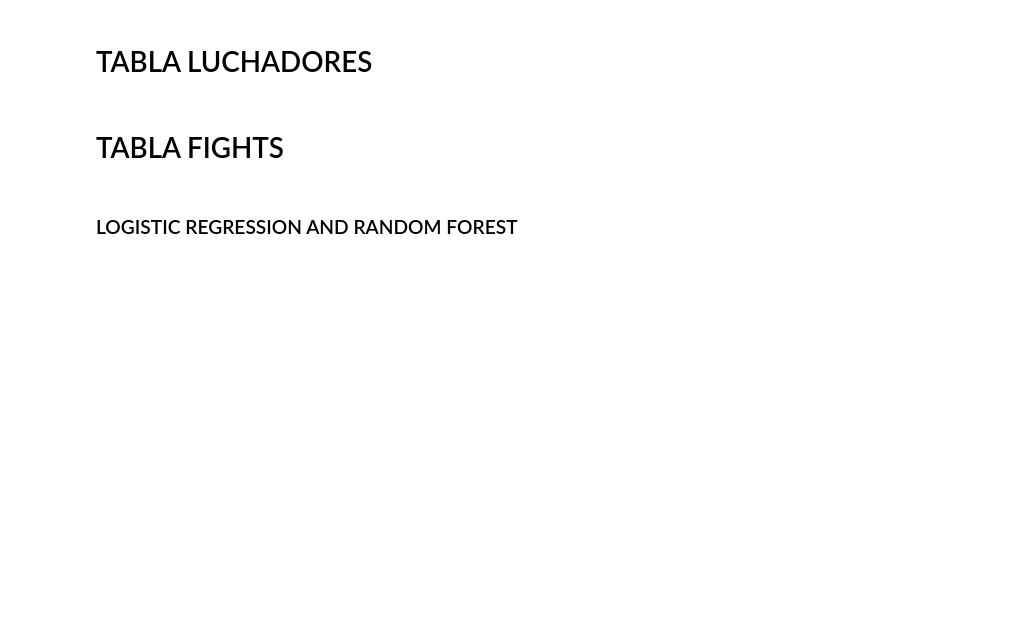
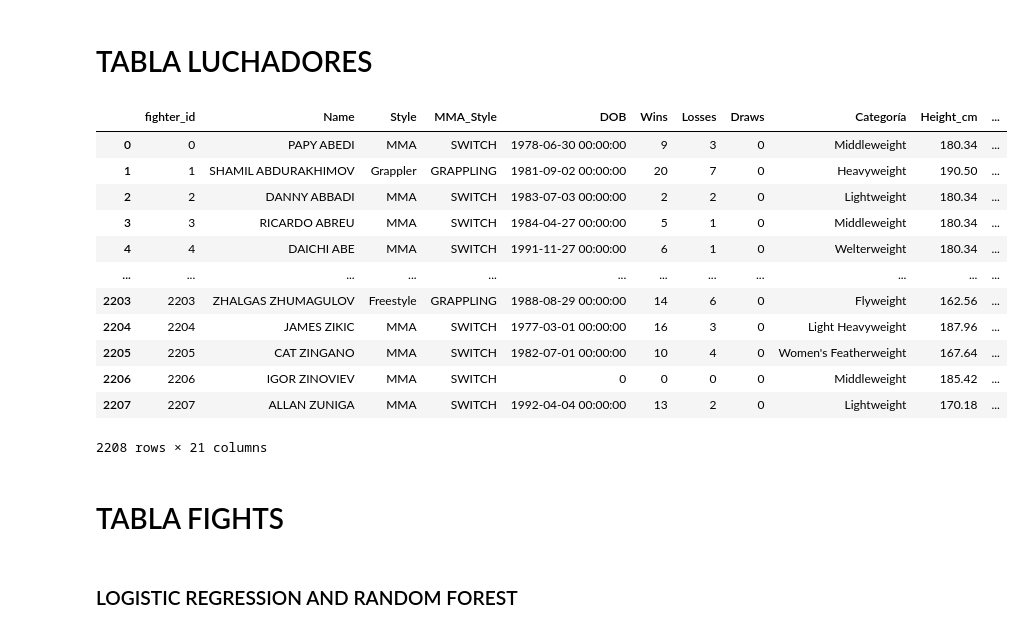
Before and after one commit to trabalong/Savage_Project, a Jupyter notebook: notebooks/Untitled.ipynb, the cells around one changed output. Saved outputs shown, nothing was run; the diff lists cells and outputs as text; code cells hidden in the pictures; blank space fills up the shorter version.

```diff
--- a/notebooks/Untitled.ipynb
+++ b/notebooks/Untitled.ipynb
@@ -37,9 +37,43 @@ data = pd.read_csv(r'..\data\data.csv')
 
 ufc_fighters = pd.read_csv(r'..\data\ufc_fighters_official.csv')
 
+ufc_styles = pd.read_csv(r'..\data\ufc_fighters_styles.csv')
+
 ufc_odds = pd.read_csv('../data/ufc_odds.csv')
 # %% [markdown]
 # TABLA LUCHADORES
+# %%
+# Join entre luchadores recopilados y estilos recopilados
+ufc_styles = ufc_styles.drop_duplicates('Name')
+
+x = ufc_fighters.set_index('Nombres').join(ufc_styles[['Name','Category','Record','Style']].set_index('Name'),
+                                               rsuffix='_dcha', how='left')
+
+x.insert(0, 'Nombres', x.index)
+x.reset_index(drop=True, inplace=True)
+x = x.drop(['Category', 'Record_dcha', 'Unnamed: 0'], axis=1)
+x = x.drop_duplicates('Nombres')
+x.reset_index(drop=True, inplace=True)
+# %%
+set_fighter_upper(fighter)
+
+fighters = clean_fighters(fighter, x)
+
+fighters
+# %% [output]
+|  | fighter_id | Name | Style | MMA_Style | DOB | Wins | Losses | Draws | Categoría | Height_cm | ... |
+| 0 | 0 | PAPY ABEDI | MMA | SWITCH | 1978-06-30 00:00:00 | 9 | 3 | 0 | Middleweight | 180.34 | ... |
+| 1 | 1 | SHAMIL ABDURAKHIMOV | Grappler | GRAPPLING | 1981-09-02 00:00:00 | 20 | 7 | 0 | Heavyweight | 190.50 | ... |
+| 2 | 2 | DANNY ABBADI | MMA | SWITCH | 1983-07-03 00:00:00 | 2 | 2 | 0 | Lightweight | 180.34 | ... |
+| 3 | 3 | RICARDO ABREU | MMA | SWITCH | 1984-04-27 00:00:00 | 5 | 1 | 0 | Middleweight | 180.34 | ... |
+| 4 | 4 | DAICHI ABE | MMA | SWITCH | 1991-11-27 00:00:00 | 6 | 1 | 0 | Welterweight | 180.34 | ... |
+| ... | ... | ... | ... | ... | ... | ... | ... | ... | ... | ... | ... |
+| 2203 | 2203 | ZHALGAS ZHUMAGULOV | Freestyle | GRAPPLING | 1988-08-29 00:00:00 | 14 | 6 | 0 | Flyweight | 162.56 | ... |
+| 2204 | 2204 | JAMES ZIKIC | MMA | SWITCH | 1977-03-01 00:00:00 | 16 | 3 | 0 | Light Heavyweight | 187.96 | ... |
+| 2205 | 2205 | CAT ZINGANO | MMA | SWITCH | 1982-07-01 00:00:00 | 10 | 4 | 0 | Women's Featherweight | 167.64 | ... |
+| 2206 | 2206 | IGOR ZINOVIEV | MMA | SWITCH | 0 | 0 | 0 | 0 | Middleweight | 185.42 | ... |
+| 2207 | 2207 | ALLAN ZUNIGA | MMA | SWITCH | 1992-04-04 00:00:00 | 13 | 2 | 0 | Lightweight | 170.18 | ... |
+2208 rows × 21 columns
 # %%
 '''set_fighter_upper(fighter)
 
```
Also changed, not shown: parts of 13 cells of this notebook, 1 other file.
